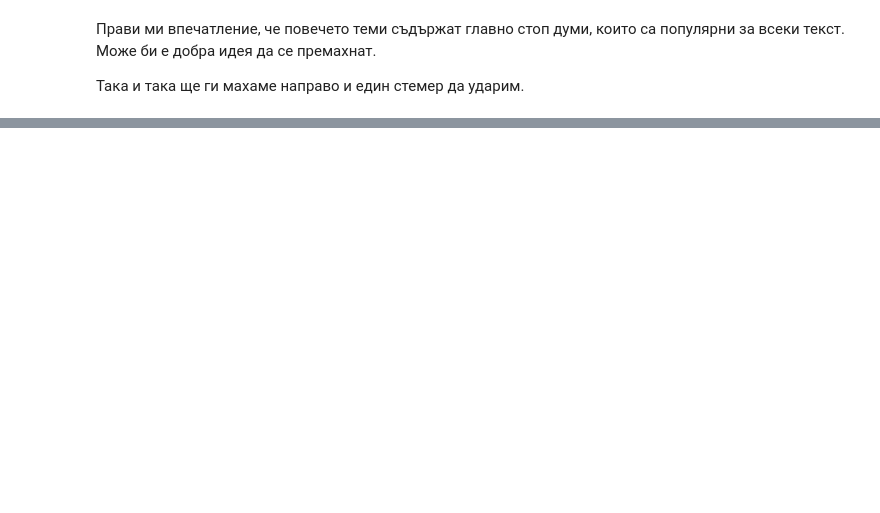
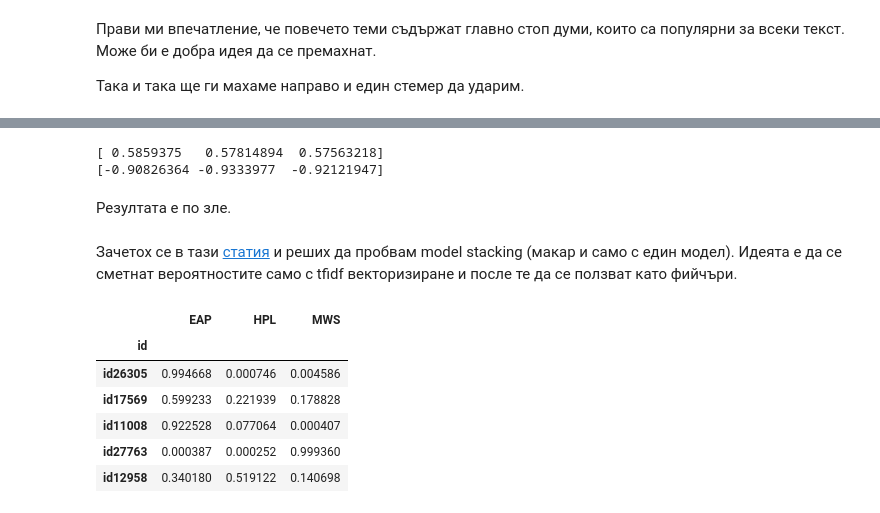
Before and after one commit to thalvadzhi/Machine-Learning-with-Python, a Jupyter notebook: hw1/Task 3/Spooky Author Improvement.ipynb, the cells around one changed output, grey strips where cells are left out. Cells and saved outputs as stored; diff of their text form; code cells hidden in the pictures; blank space fills up the shorter version.

```diff
--- a/hw1/Task 3/Spooky Author Improvement.ipynb
+++ b/hw1/Task 3/Spooky Author Improvement.ipynb
@@ -193,6 +114,0 @@ combo_vec = transform_text(combo.text, lda).tocsr()
-# %%
-model = MultinomialNB(alpha=0.01)
-train_vec = combo_vec[:19579, :]
-test_vec = combo_vec[19579:, :]
-model.fit(train_vec, train.author)
-test_predictions = model.predict_proba(test_vec)
@@ -209,0 +302,12 @@ submit_file.to_csv("~/Desktop/spooky_prediction.csv")
+# %%
+pipeline_lda_avg_nb = make_pipeline(lda_avg, MultinomialNB(alpha=0.01))
+print(cross_val_score(pipeline_lda_avg_nb, train_pos_tagged, train_pos_tagged.author, cv=3, n_jobs=3))
+print(cross_val_score(pipeline_lda_avg_nb, train_pos_tagged, train_pos_tagged.author,cv=3, n_jobs=3,
+                      scoring='neg_log_loss'))
+# %% [output]
+[ 0.5859375   0.57814894  0.57563218]
+[-0.90826364 -0.9333977  -0.92121947]
+# %% [markdown]
+Резултата е по зле.
+# %% [markdown]
+Зачетох се в тази [статия](http://blog.kaggle.com/2016/12/27/a-kagglers-guide-to-model-stacking-in-practice/) и реших да пробвам model stacking (макар и само с един модел). Идеята е да се сметнат вероятностите само с tfidf векторизиране и после те да се ползват като фийчъри.
@@ -209,0 +333,10 @@ submit_file.to_csv("~/Desktop/spooky_prediction.csv")
+# %%
+train_proba.head()
+# %% [output]
+|  | EAP | HPL | MWS |
+| id |  |  |  |
+| id26305 | 0.994668 | 0.000746 | 0.004586 |
+| id17569 | 0.599233 | 0.221939 | 0.178828 |
+| id11008 | 0.922528 | 0.077064 | 0.000407 |
+| id27763 | 0.000387 | 0.000252 | 0.999360 |
+| id12958 | 0.340180 | 0.519122 | 0.140698 |
```
Also changed, not shown: parts of 78 cells of this notebook, 2 other files.
